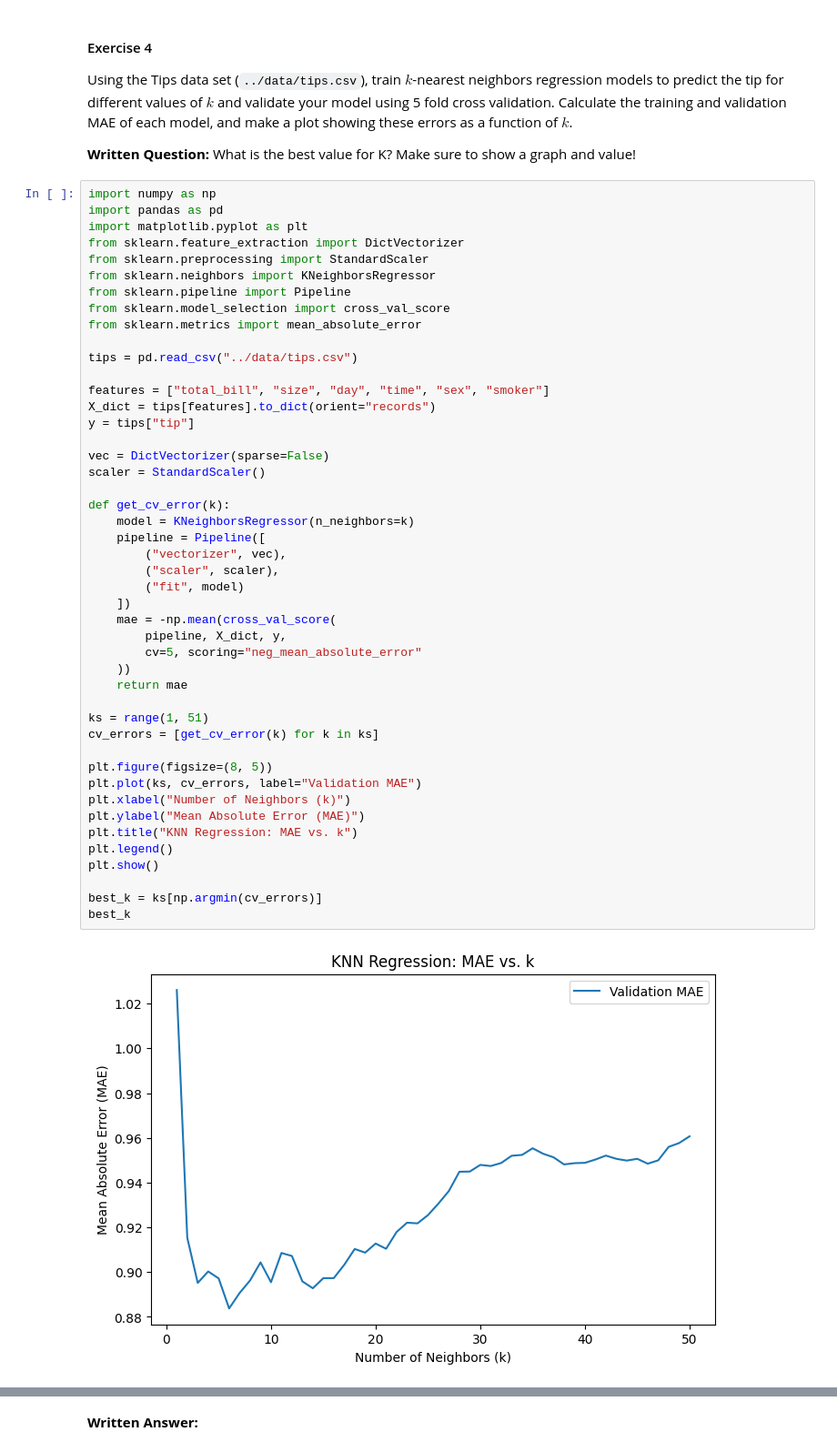
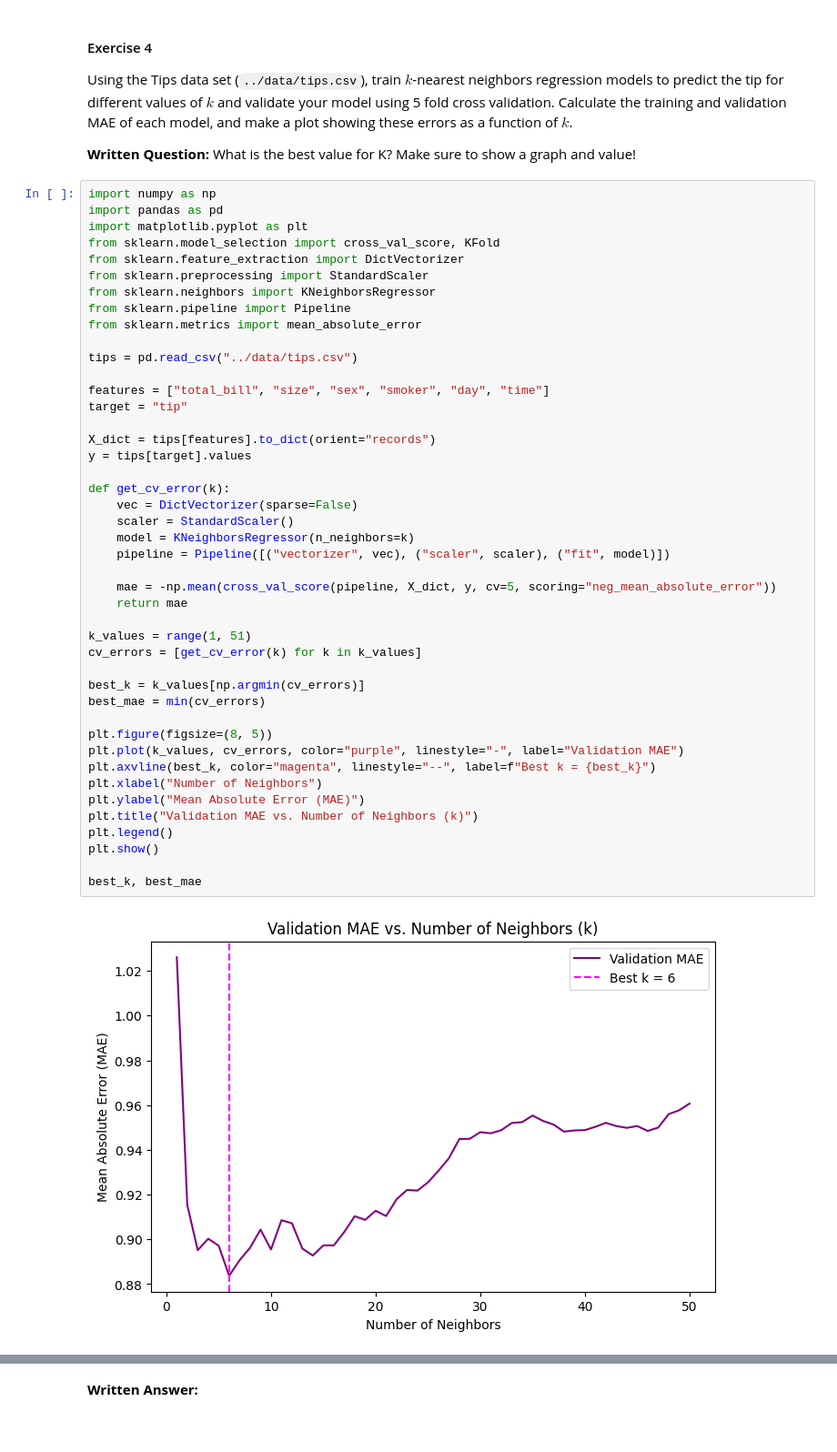
Before and after one commit to Rjjacobs/cmps3160, a Jupyter notebook: _labs/Lab09/Lab09.ipynb, the cells around one changed output, grey strips where cells are left out. Shown: that part at 91% size. Cells and saved outputs as stored; diff of their text form.

```diff
--- a/_labs/Lab09/Lab09.ipynb
+++ b/_labs/Lab09/Lab09.ipynb
@@ -671,48 +726,46 @@ Using the Tips data set (`../data/tips.csv`), train $k$-nearest neighbors regres
 # %%
 import numpy as np
 import pandas as pd
 import matplotlib.pyplot as plt
+from sklearn.model_selection import cross_val_score, KFold
 from sklearn.feature_extraction import DictVectorizer
 from sklearn.preprocessing import StandardScaler
 from sklearn.neighbors import KNeighborsRegressor
 from sklearn.pipeline import Pipeline
-from sklearn.model_selection import cross_val_score
 from sklearn.metrics import mean_absolute_error
 
 tips = pd.read_csv("../data/tips.csv")
 
-features = ["total_bill", "size", "day", "time", "sex", "smoker"]
+features = ["total_bill", "size", "sex", "smoker", "day", "time"]
+target = "tip"
+
 X_dict = tips[features].to_dict(orient="records")
-y = tips["tip"]
-
-vec = DictVectorizer(sparse=False)
-scaler = StandardScaler()
+y = tips[target].values
 
 def get_cv_error(k):
+    vec = DictVectorizer(sparse=False)
+    scaler = StandardScaler()
     model = KNeighborsRegressor(n_neighbors=k)
-    pipeline = Pipeline([
-        ("vectorizer", vec),
-        ("scaler", scaler),
-        ("fit", model)
-    ])
-    mae = -np.mean(cross_val_score(
-        pipeline, X_dict, y,
-        cv=5, scoring="neg_mean_absolute_error"
-    ))
+    pipeline = Pipeline([("vectorizer", vec), ("scaler", scaler), ("fit", model)])
+
+    mae = -np.mean(cross_val_score(pipeline, X_dict, y, cv=5, scoring="neg_mean_absolute_error"))
     return mae
 
-ks = range(1, 51)
-cv_errors = [get_cv_error(k) for k in ks]
+k_values = range(1, 51)
+cv_errors = [get_cv_error(k) for k in k_values]
+
+best_k = k_values[np.argmin(cv_errors)]
+best_mae = min(cv_errors)
 
 plt.figure(figsize=(8, 5))
-plt.plot(ks, cv_errors, label="Validation MAE")
-plt.xlabel("Number of Neighbors (k)")
+plt.plot(k_values, cv_errors, color="purple", linestyle="-", label="Validation MAE")
+plt.axvline(best_k, color="magenta", linestyle="--", label=f"Best k = {best_k}")
+plt.xlabel("Number of Neighbors")
 plt.ylabel("Mean Absolute Error (MAE)")
-plt.title("KNN Regression: MAE vs. k")
+plt.title("Validation MAE vs. Number of Neighbors (k)")
 plt.legend()
 plt.show()
 
-best_k = ks[np.argmin(cv_errors)]
-best_k
+best_k, best_mae
 # %% [output]
-[figure, old version]
+[figure, new version]
```
Also changed, not shown: parts of 20 cells of this notebook.
